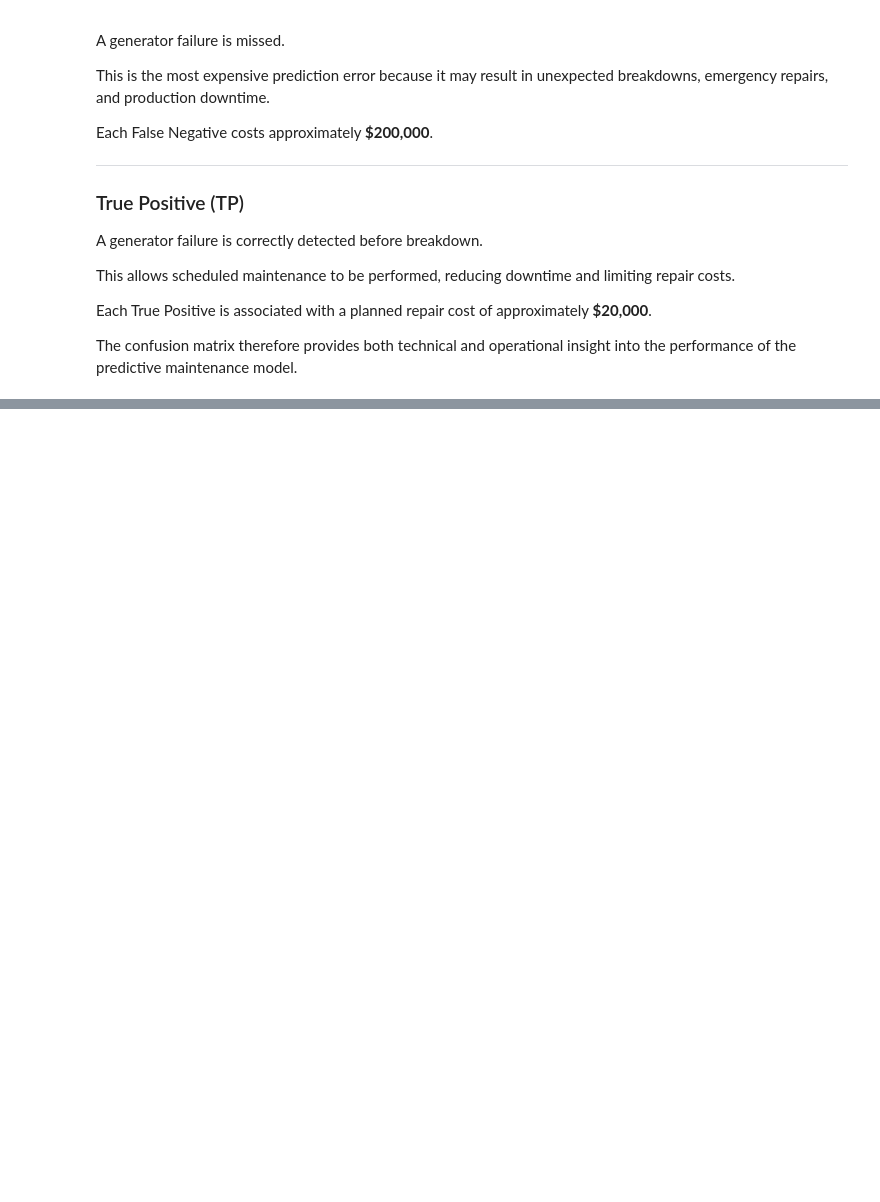
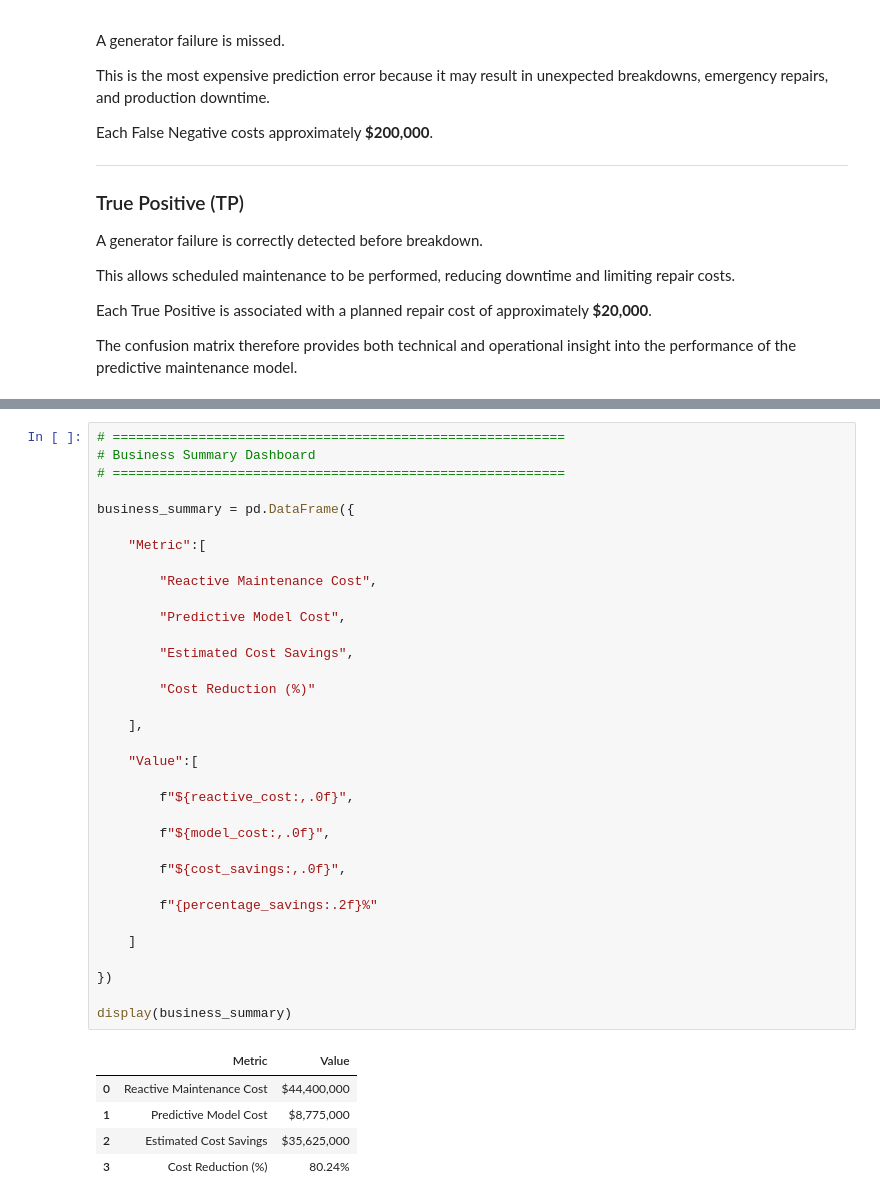
Before and after one commit to VandanaRaghunandan/ReneWind-Predictive-Maintenance, a Jupyter notebook: renewind.ipynb, the cells around one changed output, grey strips where cells are left out. Cells and saved outputs as stored; diff of their text form; blank space fills up the shorter version.

```diff
--- a/renewind.ipynb
+++ b/renewind.ipynb
@@ -5829,0 +5971,40 @@ The confusion matrix therefore provides both technical and operational insight i
+# %%
+# ==========================================================
+# Business Summary Dashboard
+# ==========================================================
+
+business_summary = pd.DataFrame({
+
+    "Metric":[
+
+        "Reactive Maintenance Cost",
+
+        "Predictive Model Cost",
+
+        "Estimated Cost Savings",
+
+        "Cost Reduction (%)"
+
+    ],
+
+    "Value":[
+
+        f"${reactive_cost:,.0f}",
+
+        f"${model_cost:,.0f}",
+
+        f"${cost_savings:,.0f}",
+
+        f"{percentage_savings:.2f}%"
+
+    ]
+
+})
+
+display(business_summary)
+# %% [output]
+|  | Metric | Value |
+| 0 | Reactive Maintenance Cost | $44,400,000 |
+| 1 | Predictive Model Cost | $8,775,000 |
+| 2 | Estimated Cost Savings | $35,625,000 |
+| 3 | Cost Reduction (%) | 80.24% |
```
Also changed, not shown: parts of 7 cells of this notebook.
